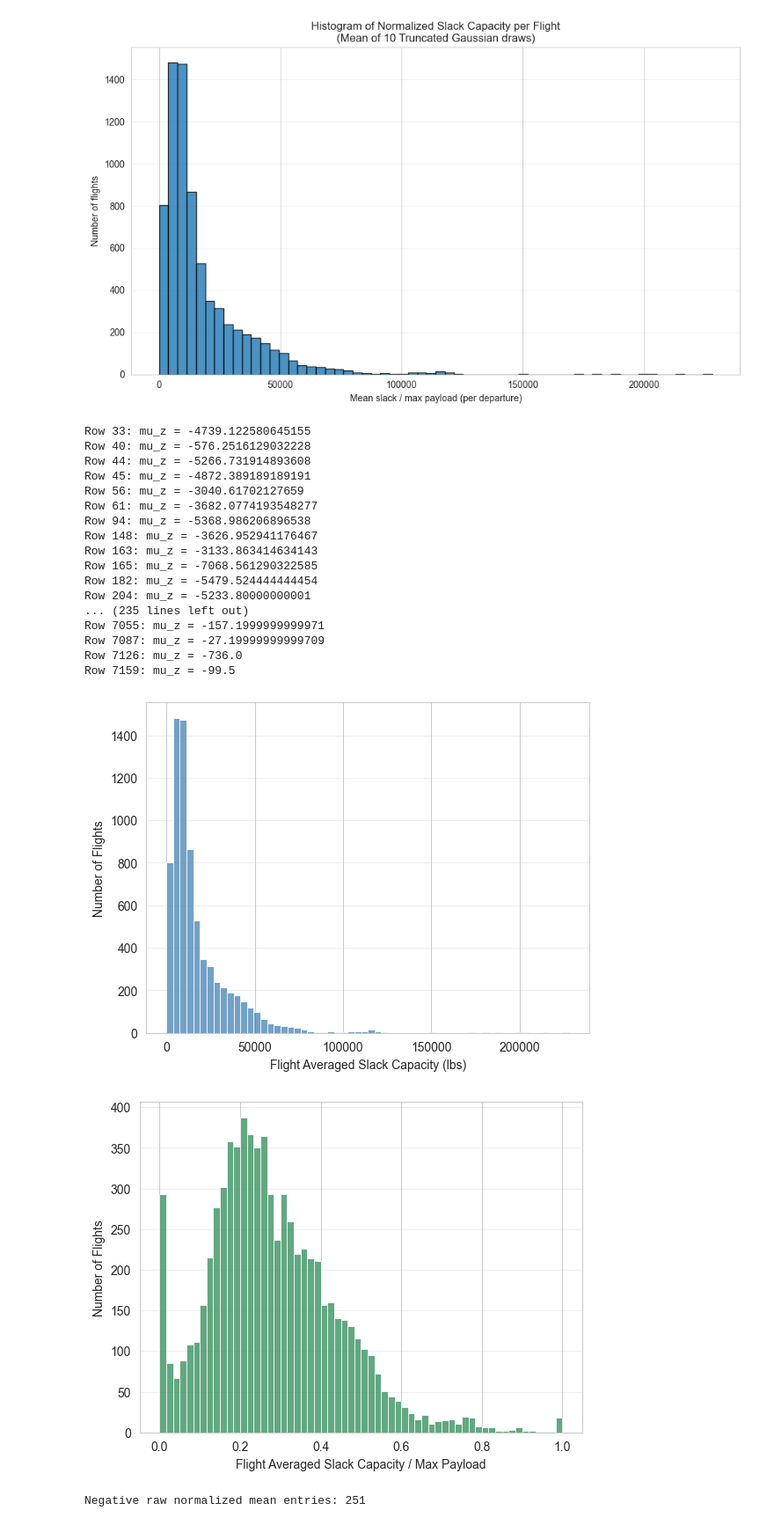
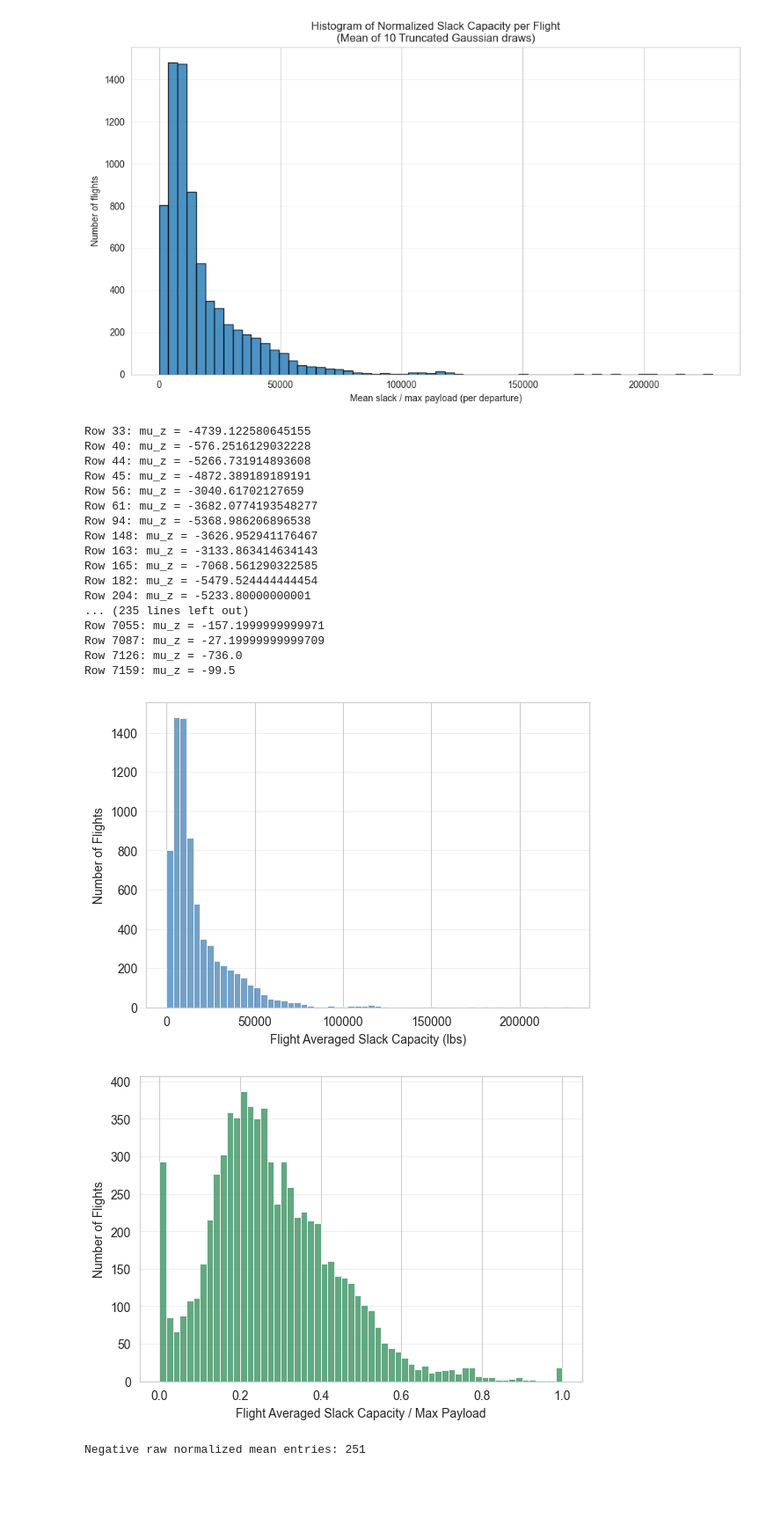
Before and after one commit to cubicalknight/humanitarian-multimodal, a Jupyter notebook: notebooks/t100_analysis.ipynb, the cells around one changed output. Shown at 88% size. Saved outputs shown, nothing was run; the diff lists cells and outputs as text; code cells hidden in the pictures; blank space fills up the shorter version.

Commit message:
Fix plot sizes

```diff
--- a/notebooks/t100_analysis.ipynb
+++ b/notebooks/t100_analysis.ipynb
@@ -135,41 +135,41 @@ plt.rcParams.update({
 figures_dir = Path("../output/figures")
 figures_dir.mkdir(parents=True, exist_ok=True)
 
-plt.figure(figsize=(6.5, 6.5*3/4))
+plt.figure(figsize=(6.5, 4.5))
 sns.histplot(mean_slack_per_flight, bins=60, kde=False, color="steelblue")
 plt.xlabel("Flight Averaged Slack Capacity (lbs)")
 plt.ylabel("Number of Flights")
 plt.grid(axis="y", alpha=0.3)
 plt.savefig(figures_dir / "mean_slack_histogram.pdf", dpi=300, bbox_inches="tight")
 plt.show()
 
-plt.figure(figsize=(6.5, 6.5*3/4))
+plt.figure(figsize=(6.5, 4.5))
 sns.histplot(normalized_mean_slack, bins=60, kde=False, color="seagreen")
 plt.xlabel("Flight Averaged Slack Capacity / Max Payload")
 plt.ylabel("Number of Flights")
 plt.grid(axis="y", alpha=0.3)
 plt.savefig(figures_dir / "normalized_mean_slack_histogram.pdf", dpi=300, bbox_inches="tight")
 plt.show()
 # %% [output]
 Row 33: mu_z = -4739.122580645155
 Row 40: mu_z = -576.2516129032228
 Row 44: mu_z = -5266.731914893608
 Row 45: mu_z = -4872.389189189191
 Row 56: mu_z = -3040.61702127659
 Row 61: mu_z = -3682.0774193548277
 Row 94: mu_z = -5368.986206896538
 Row 148: mu_z = -3626.952941176467
 Row 163: mu_z = -3133.863414634143
 Row 165: mu_z = -7068.561290322585
 Row 182: mu_z = -5479.524444444454
 Row 204: mu_z = -5233.80000000001
 ... (235 lines left out)
 Row 7055: mu_z = -157.1999999999971
 Row 7087: mu_z = -27.19999999999709
 Row 7126: mu_z = -736.0
 Row 7159: mu_z = -99.5
-[figure, old version]
+[figure, new version]
-[figure, old version]
+[figure, new version]
 # %%
 # Show entries that produce negative raw normalized means.
 import numpy as np
```
